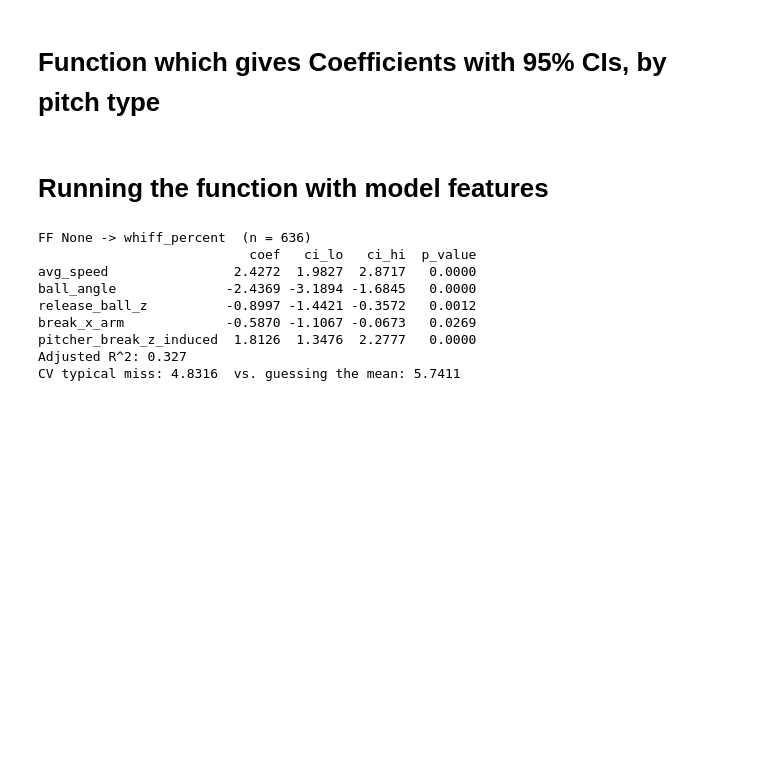
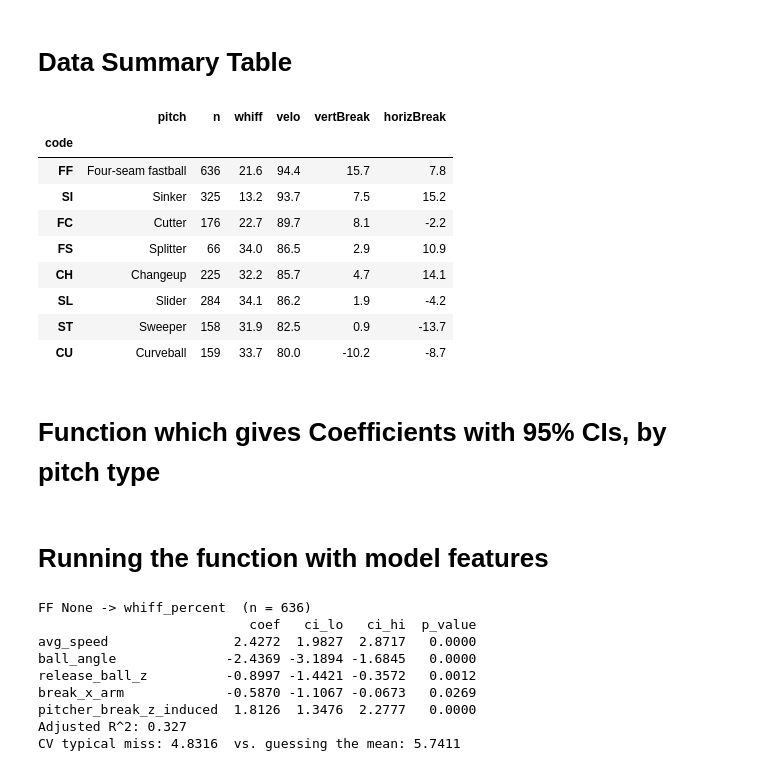
Before and after one commit to CyrusMT123/Baseball-Pitching-Final-Project, a Jupyter notebook: Regressions.ipynb, the cells around one changed output. Drawn from its saved outputs; the diff is of its cells as text; code cells hidden in the pictures; blank space fills up the shorter version.

```diff
--- a/Regressions.ipynb
+++ b/Regressions.ipynb
@@ -27,6 +27,51 @@ data['break_x_plot'] = data['break_x_arm'] * np.where(data['hand'] == 'R', 1, -1
 
 data['euclid_dist'] = np.sqrt(data['pitcher_break_z_induced']**2 + data['pitcher_break_x']**2)
 data['movement_angle'] = np.arctan2(data['pitcher_break_z_induced'], data['break_x_arm'])
+# %% [markdown]
+# Data Summary Table
+# %%
+PITCH_NAMES = {
+    'FF': 'Four-seam fastball',
+    'SI': 'Sinker',
+    'FC': 'Cutter',
+    'FS': 'Splitter',
+    'CH': 'Changeup',
+    'SL': 'Slider',
+    'ST': 'Sweeper',
+    'CU': 'Curveball',
+}
+
+
+features = ['avg_speed', 'ball_angle', 'release_ball_z', 'break_x_arm', 'pitcher_break_z_induced']
+
+sample = (data.loc[(data['pitch_type_qualified'] == True)
+                   & data['pitch_type'].isin(PITCH_NAMES)]
+              .dropna(subset=features + ['whiff_percent']))   # same rows the models use
+
+pitch_summary = (sample.groupby('pitch_type')
+                       .agg(n=('id', 'size'),
+                            whiff=('whiff_percent', 'mean'),
+                            velo=('avg_speed', 'mean'),
+                            vertBreak=('pitcher_break_z_induced', 'mean'),
+                            horizBreak=('break_x_arm','mean'))
+                       .reindex(list(PITCH_NAMES))
+                       .round(1))
+
+pitch_summary.insert(0, 'pitch', pitch_summary.index.map(PITCH_NAMES))
+pitch_summary.index.name = 'code'
+pitch_summary.to_csv(DERIVED / 'pitch_type_summary.csv')
+pitch_summary
+# %% [output]
+|  | pitch | n | whiff | velo | vertBreak | horizBreak |
+| code |  |  |  |  |  |  |
+| FF | Four-seam fastball | 636 | 21.6 | 94.4 | 15.7 | 7.8 |
+| SI | Sinker | 325 | 13.2 | 93.7 | 7.5 | 15.2 |
+| FC | Cutter | 176 | 22.7 | 89.7 | 8.1 | -2.2 |
+| FS | Splitter | 66 | 34.0 | 86.5 | 2.9 | 10.9 |
+| CH | Changeup | 225 | 32.2 | 85.7 | 4.7 | 14.1 |
+| SL | Slider | 284 | 34.1 | 86.2 | 1.9 | -4.2 |
+| ST | Sweeper | 158 | 31.9 | 82.5 | 0.9 | -13.7 |
+| CU | Curveball | 159 | 33.7 | 80.0 | -10.2 | -8.7 |
 # %% [markdown]
 # Function which gives Coefficients with 95% CIs, by pitch type
 # %%
```
Also changed, not shown: 5 other files.
